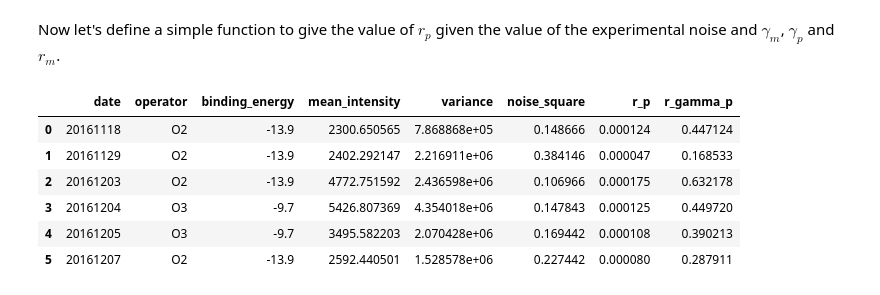
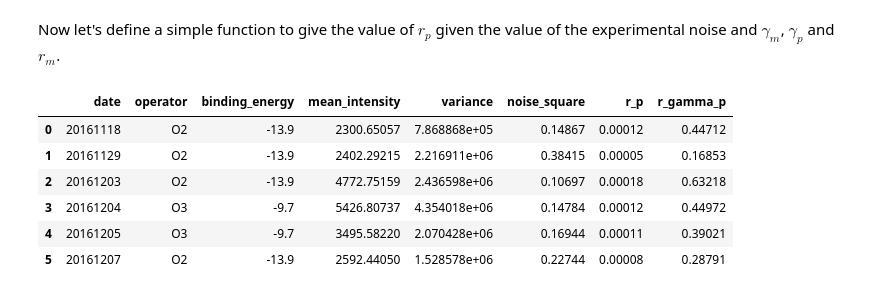
Before and after one commit to RPGroup-PBoC/chann_cap, a Jupyter notebook: src/theory/chemical_master_parameter_inference.ipynb, the cells around one changed output. Cells and saved outputs as stored; diff of their text form; code cells hidden in the pictures.

```diff
--- a/src/theory/chemical_master_parameter_inference.ipynb
+++ b/src/theory/chemical_master_parameter_inference.ipynb
@@ -172,7 +172,7 @@ def noise_protein(C, rep, ka, ki, epsilon, kon, k0,
 Let's compute the noise for different values of $k_0$ changing $k_{off}$ to satisfy the thermodynamic model
 # %%
 # Specify some parameters
-k0_array = np.logspace(-8, -3, 200)
+k0_array = np.logspace(-8, -2, 200)
 repressors = [22, 60, 124, 260, 1220, 1740]
 binding_energy = -15.3
 prot_params = dict(ka=139, ki=0.53, epsilon=4.5,
@@ -948,13 +956,14 @@ def rp_noise(noise_square, gamma_m=0.00284, r_gamma_m=15.7, gamma_p=0.000277):
 # %%
 gamma_p = 0.000277
 df_delta_noise['r_p'] = rp_noise(df_delta_noise.noise_square.values)
-df_delta_noise['r_gamma_p'] = rp_noise(df_delta_noise.noise_square.values) / gamma_p
-df_delta_noise
+df_delta_noise['r_gamma_p'] = rp_noise(df_delta_noise.noise_square.values) /\
+                              gamma_p
+df_delta_noise.round(5)
 # %% [output]
 |  | date | operator | binding_energy | mean_intensity | variance | noise_square | r_p | r_gamma_p |
-| 0 | 20161118 | O2 | -13.9 | 2300.650565 | 7.868868e+05 | 0.148666 | 0.000124 | 0.447124 |
-| 1 | 20161129 | O2 | -13.9 | 2402.292147 | 2.216911e+06 | 0.384146 | 0.000047 | 0.168533 |
-| 2 | 20161203 | O2 | -13.9 | 4772.751592 | 2.436598e+06 | 0.106966 | 0.000175 | 0.632178 |
-| 3 | 20161204 | O3 | -9.7 | 5426.807369 | 4.354018e+06 | 0.147843 | 0.000125 | 0.449720 |
-| 4 | 20161205 | O3 | -9.7 | 3495.582203 | 2.070428e+06 | 0.169442 | 0.000108 | 0.390213 |
-| 5 | 20161207 | O2 | -13.9 | 2592.440501 | 1.528578e+06 | 0.227442 | 0.000080 | 0.287911 |
+| 0 | 20161118 | O2 | -13.9 | 2300.65057 | 7.868868e+05 | 0.14867 | 0.00012 | 0.44712 |
+| 1 | 20161129 | O2 | -13.9 | 2402.29215 | 2.216911e+06 | 0.38415 | 0.00005 | 0.16853 |
+| 2 | 20161203 | O2 | -13.9 | 4772.75159 | 2.436598e+06 | 0.10697 | 0.00018 | 0.63218 |
+| 3 | 20161204 | O3 | -9.7 | 5426.80737 | 4.354018e+06 | 0.14784 | 0.00012 | 0.44972 |
+| 4 | 20161205 | O3 | -9.7 | 3495.58220 | 2.070428e+06 | 0.16944 | 0.00011 | 0.39021 |
+| 5 | 20161207 | O2 | -13.9 | 2592.44050 | 1.528578e+06 | 0.22744 | 0.00008 | 0.28791 |
```
Also changed, not shown: parts of 16 cells of this notebook, 1 other file.
